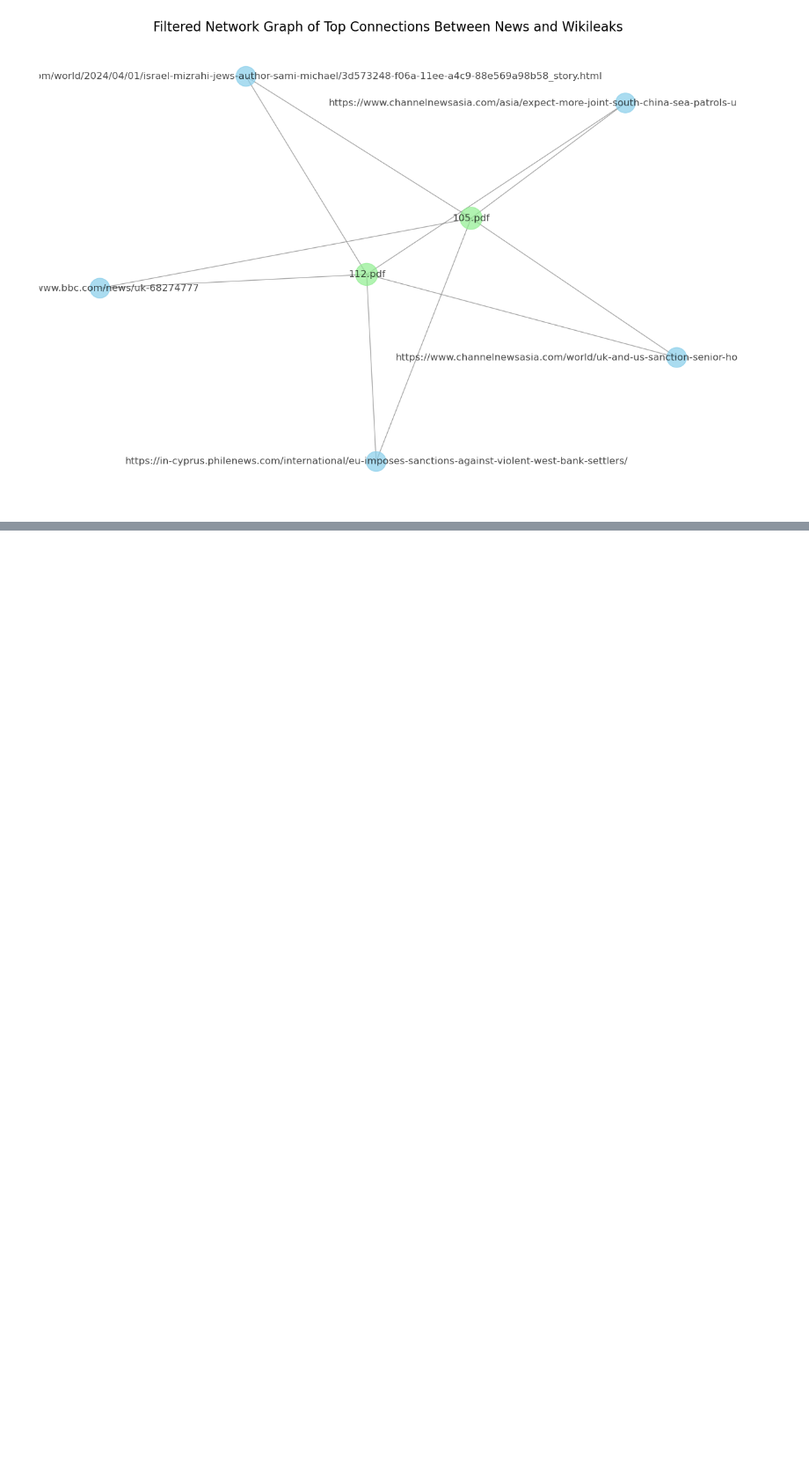
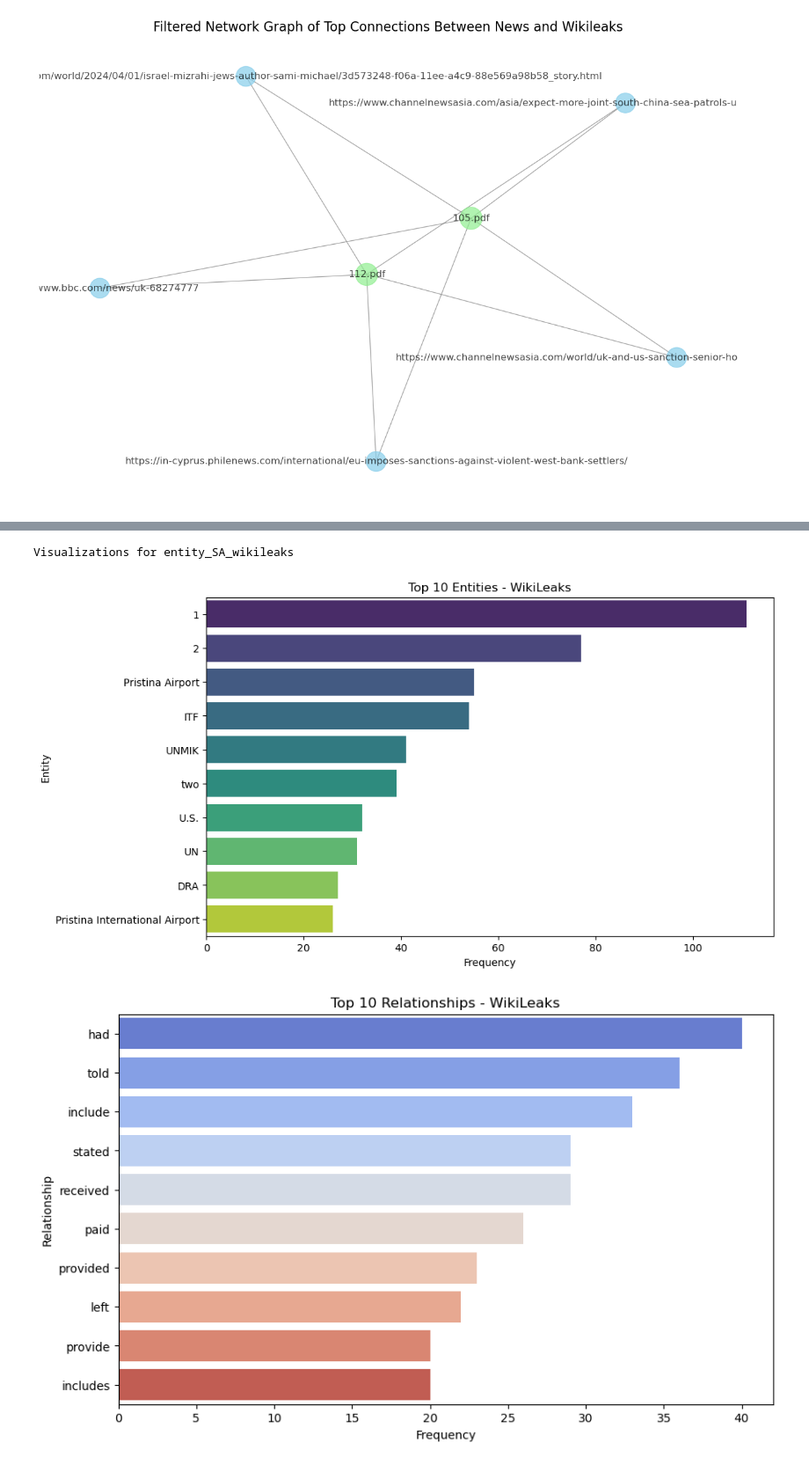
Before and after one commit to mahipandcy/SMUBIADatathon, a Jupyter notebook: visualisation.ipynb, the cells around one changed output, grey strips where cells are left out. Shown at 88% size. Cells and saved outputs as stored; diff of their text form; code cells hidden in the pictures; blank space fills up the shorter version.

```diff
--- a/visualisation.ipynb
+++ b/visualisation.ipynb
@@ -122,0 +203,11 @@ plt.show()
+# %%
+# Visualizations for entity_SA_wikileaks
+print("Visualizations for entity_SA_wikileaks")
+visualize_entities(df_wikileaks, "WikiLeaks")
+visualize_relationships(df_wikileaks, "WikiLeaks")
+visualize_sentiments(df_wikileaks, "WikiLeaks")
+visualize_content_length(df_wikileaks, "WikiLeaks")
+# %% [output]
+Visualizations for entity_SA_wikileaks
+[figure, added]
+[figure, added]
```
Also changed, not shown: parts of 9 cells of this notebook.
